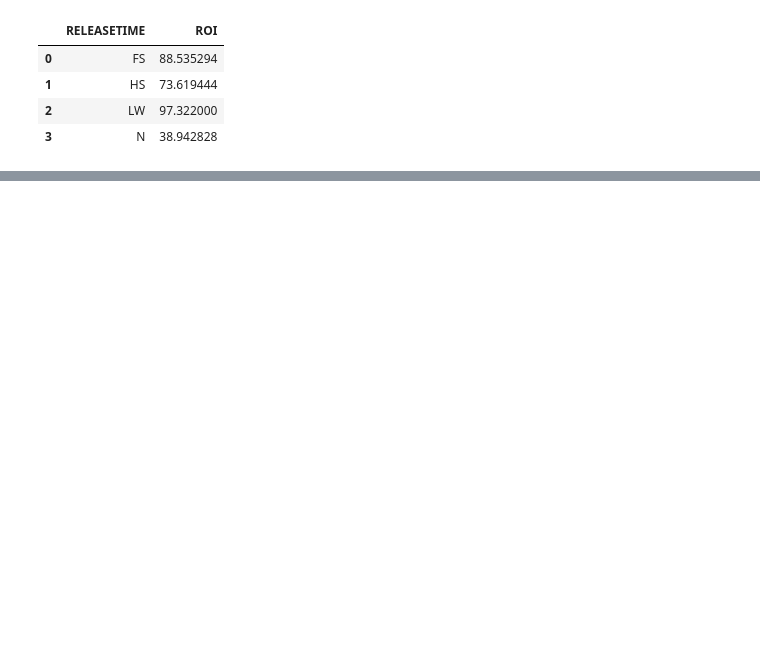
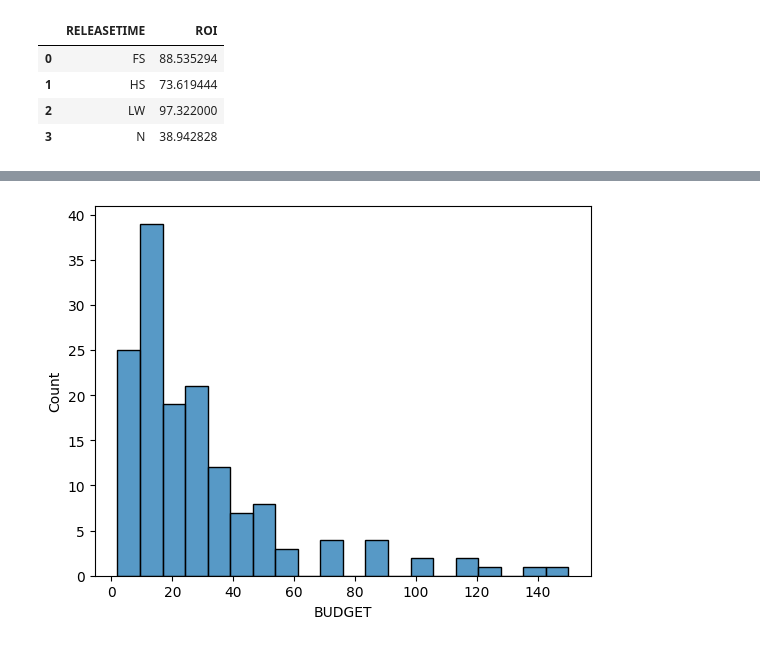
Before and after one commit to Vishal80990/Bollywood_Movie_and_SA_Heart_Data_Analysis, a Jupyter notebook: Untitled.ipynb, the cells around one changed output, grey strips where cells are left out. Cells and saved outputs as stored; diff of their text form; code cells hidden in the pictures; blank space fills up the shorter version.

```diff
--- a/Untitled.ipynb
+++ b/Untitled.ipynb
@@ -153,0 +172,4 @@ ModuleNotFoundError: No module named 'seaborn'
+# %%
+sn.histplot(bolly_df['BUDGET'],bins=20);
+# %% [output]
+[figure, added]
```
Also changed, not shown: parts of 2 cells of this notebook.
